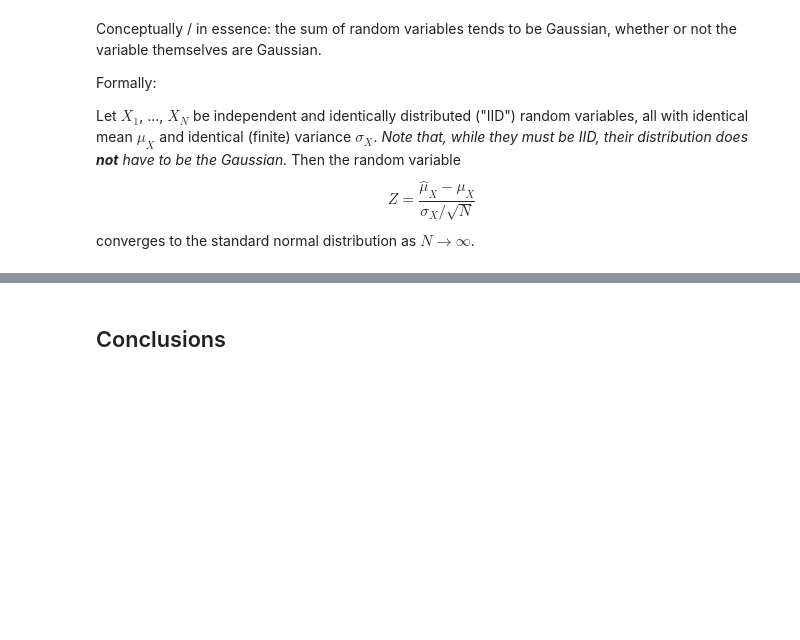
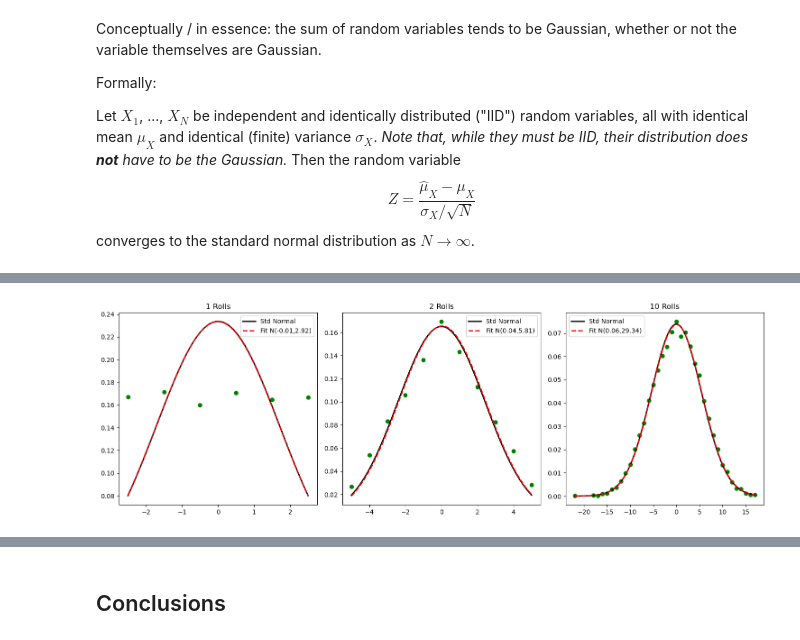
Before and after one commit to spencerahill/stat-methods-course, a Jupyter notebook: _sources/lectures/probability-theory.ipynb, the cells around one changed output, grey strips where cells are left out. Drawn from its saved outputs; the diff is of its cells as text; code cells hidden in the pictures; blank space fills up the shorter version.

```diff
--- a/_sources/lectures/probability-theory.ipynb
+++ b/_sources/lectures/probability-theory.ipynb
@@ -126,0 +161,51 @@ converges to the standard normal distribution as $N\rightarrow\infty$.
+# %%
+import numpy as np
+import matplotlib.pyplot as plt
+from scipy.stats import norm
+
+# Set random seed for reproducibility
+np.random.seed(0)
+
+# Number of dice rolls and number of experiments
+n_rolls = [1, 2, 10]
+n_experiments = 10000
+
+# Create a subplot of 1 row and len(n_rolls) columns
+fig, axes = plt.subplots(1, len(n_rolls), figsize=(15, 5))
+
+# Loop over the different number of rolls
+for i, rolls in enumerate(n_rolls):
+    ax = axes[i]
+
+    # Simulate the sum of `rolls` dice rolls, `n_experiments` times
+    total = np.sum(np.random.randint(1, 7, (n_experiments, rolls)), axis=1)
+
+    # Center the data by subtracting 3.5 * rolls (the expectation)
+    total_centered = total - 3.5 * rolls
+
+    # Get unique values and their counts
+    unique_vals, counts = np.unique(total_centered, return_counts=True)
+
+    # Normalize the counts to get frequencies
+    frequencies = counts / np.sum(counts)
+
+    # Scatter plot
+    ax.scatter(unique_vals, frequencies, color='g')
+
+    # Overlay a standard normal distribution
+    x = np.linspace(min(total_centered), max(total_centered), 100)
+    p = norm.pdf(x, 0, np.sqrt(rolls * 35 / 12))
+    ax.plot(x, p, 'k', linewidth=2, label='Std Normal')
+
+    # Fit a normal distribution to the data
+    mu, std = norm.fit(total_centered)
+    p = norm.pdf(x, mu, std)
+    ax.plot(x, p, 'r--', linewidth=2, label=f'Fit N({mu:.2f},{std ** 2:.2f})')
+
+    ax.set_title(f'{rolls} Rolls')
+    ax.legend()
+
+plt.tight_layout()
+plt.show()
+# %% [output]
+[figure, added]
```
Also changed, not shown: parts of 3 cells of this notebook, 18 other files.
